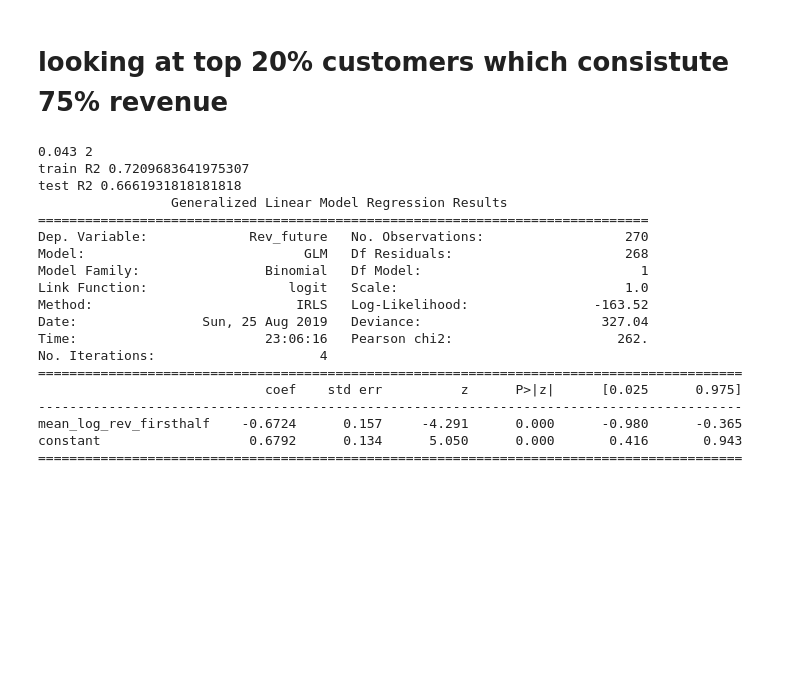
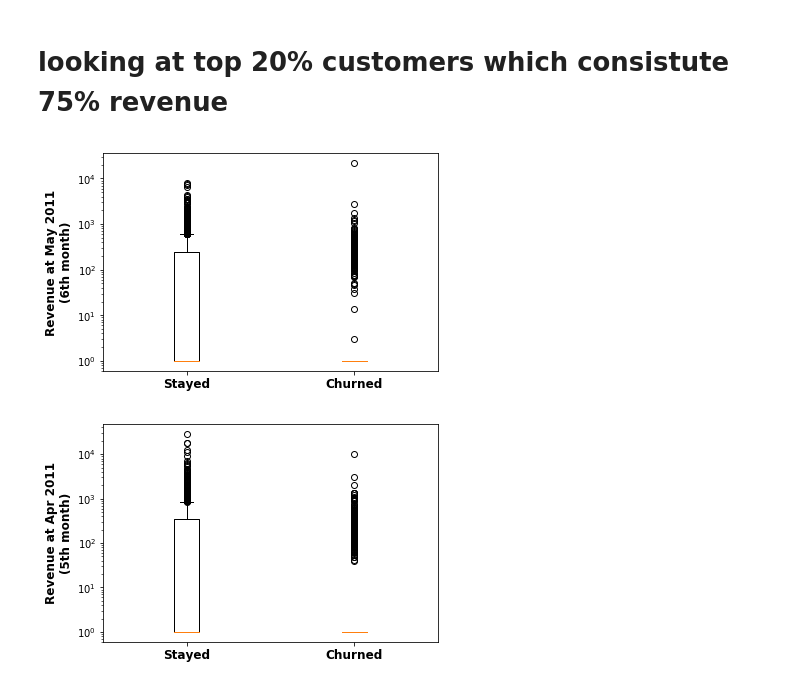
Before and after one commit to leexa90/E-commece-Data-Science, a Jupyter notebook: Final.ipynb, the cells around one changed output. Drawn from its saved outputs; the diff is of its cells as text; code cells hidden in the pictures; blank space fills up the shorter version.

```diff
--- a/Final.ipynb
+++ b/Final.ipynb
@@ -1202,42 +1140,25 @@ dtrain2 = customer_info_orders2.iloc[test_id].reset_index(drop=True)
-# %%
-import sklearn
-from sklearn.metrics import roc_auc_score
-
-import statsmodels.api as sm
-for alpha in [0.043,][:]:
-    if alpha!=0.0511:
-        dtrain_scaled = (dtrain[predictors]-np.mean(dtrain[predictors].values,0))/np.std(dtrain[predictors].values,0)
-        dtrain1_scaled = (dtrain1[predictors]-np.mean(dtrain1[predictors].values,0))/np.std(dtrain1[predictors].values,0)
-        dtrain2_scaled = (dtrain2[predictors]-np.mean(dtrain1[predictors].values,0))/np.std(dtrain1[predictors].values,0)
-        dtrain_scaled['constant'] = 1
-        dtrain1_scaled['constant'] = 1
-        dtrain2_scaled['constant'] = 1
-        predictors_noNan = np.array(predictors)[~dtrain1_scaled.describe().loc['mean'].isnull()]
-        model = sm.GLM(dtrain1[target],dtrain1_scaled[predictors_noNan],family=sm.families.Binomial()).fit_regularized(alpha= alpha)
-        predictors_nonZero = list(predictors_noNan[model.params!=0])
-        model_unbias = sm.GLM(dtrain1[target],dtrain1_scaled[predictors_nonZero],family=sm.families.Binomial()).fit()
-        model_unbias_full = sm.GLM(dtrain[target],dtrain_scaled[predictors_nonZero],family=sm.families.Binomial()).fit()
-        print  alpha,len(predictors_nonZero)
-        print 'train R2',roc_auc_score(dtrain1[target],model_unbias.predict(dtrain1_scaled[predictors_nonZero]))
-        print 'test R2',roc_auc_score(dtrain2[target],model_unbias.predict(dtrain2_scaled[predictors_nonZero]))
-        print model_unbias_full.summary()
-# %% [output]
-0.043 2
-train R2 0.7209683641975307
-test R2 0.6661931818181818
-                 Generalized Linear Model Regression Results
-==============================================================================
-Dep. Variable:             Rev_future   No. Observations:                  270
-Model:                            GLM   Df Residuals:                      268
-Model Family:                Binomial   Df Model:                            1
-Link Function:                  logit   Scale:                             1.0
-Method:                          IRLS   Log-Likelihood:                -163.52
-Date:                Sun, 25 Aug 2019   Deviance:                       327.04
-Time:                        23:06:16   Pearson chi2:                     262.
-No. Iterations:                     4
-==========================================================================================
-                             coef    std err          z      P>|z|      [0.025      0.975]
-------------------------------------------------------------------------------------------
-mean_log_rev_firsthalf    -0.6724      0.157     -4.291      0.000      -0.980      -0.365
-constant                   0.6792      0.134      5.050      0.000       0.416       0.943
-==========================================================================================
+# %%
+a =10**dtrain[dtrain[target]==0]['log_revenue_2011_5']
+b = 10**dtrain[dtrain[target]==1]['log_revenue_2011_5']
+plt.boxplot([a,b]);
+plt.xticks([1,2],['Stayed','Churned'],fontweight='bold',fontsize=12)
+plt.ylabel('Revenue at May 2011\n(6th month)',fontweight='bold',fontsize=12)
+plt.yscale('log')
+plt.show()
+a =10**dtrain[dtrain[target]==0]['log_revenue_2011_4']
+b = 10**dtrain[dtrain[target]==1]['log_revenue_2011_4']
+plt.boxplot([a,b]);
+plt.xticks([1,2],['Stayed','Churned'],fontweight='bold',fontsize=12)
+plt.ylabel('Revenue at Apr 2011\n(5th month)',fontweight='bold',fontsize=12)
+plt.yscale('log')
+plt.show()
+a =10**dtrain[dtrain[target]==0]['log_revenue_2011_2']
+b = 10**dtrain[dtrain[target]==1]['log_revenue_2011_2']
+plt.boxplot([a,b]);
+plt.xticks([1,2],['Stayed','Churned'],fontweight='bold',fontsize=12)
+plt.ylabel('Revenue at Apr 2011\n(3th month)',fontweight='bold',fontsize=12)
+plt.yscale('log')
+plt.show()
+# %% [output]
+[figure, added]
+[figure, added]
```
Also changed, not shown: parts of 10 cells of this notebook, 3 other files.
